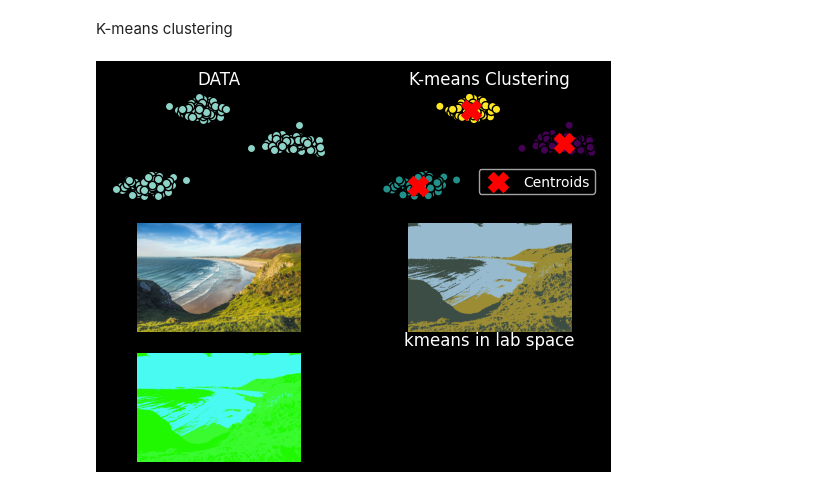
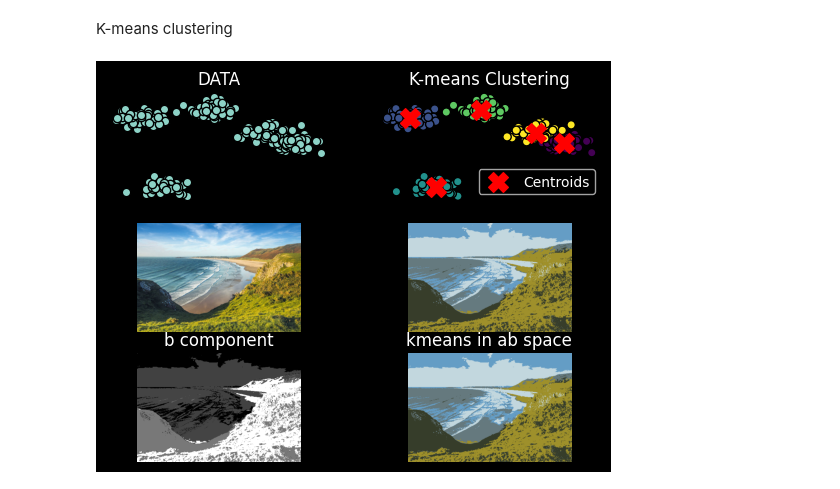
Before and after one commit to leinaxd/NOTES, a Jupyter notebook: digital_image_processing/notebooks/13_image_segmentation.ipynb, the cells around one changed output. Drawn from its saved outputs; the diff is of its cells as text; code cells hidden in the pictures.

```diff
--- a/digital_image_processing/notebooks/13_image_segmentation.ipynb
+++ b/digital_image_processing/notebooks/13_image_segmentation.ipynb
@@ -227,7 +228,7 @@ K-means clustering
 import numpy as np
 import matplotlib.pyplot as plt
 
-K=3 #@param {'type':'integer'}
+K=5 #@param {'type':'integer'}
 n_samples = 300
 
 # Generate Random Samples (x1, y1) ... (xn, yn)
@@ -255,41 +256,48 @@ ax[0][1].axis('off')
 ax[1][0].imshow(img)
 ax[1][0].axis('off')
 
 #@markdown **NOTE**
 
 #@markdown Each pixel (R,G,B) is a K-means sample.
 
 #@markdown location doesn't matter, so image is flatten and reshaped
 
 r,c,ch = img.shape
 f_img = img.reshape(r*c, ch) #flattens image so each pixel is a sample.
 kmeans = sk.cluster.KMeans(n_clusters=K, n_init=1)
 labels = kmeans.fit_predict(f_img)
 mu = kmeans.cluster_centers_
 mu = np.uint8(mu)
 
 k_img = labels.reshape(r,c)
 k_img = mu[k_img] #SWAP THE LABEL CLASS FOR THE CENTROID COLOR
 
 ax[1][1].imshow(k_img)
 ax[1][1].axis('off')
 
-ab_img = ski.color.rgb2lab(k_img)
-f_img = ab_img.reshape(r*c, ch) #flattens image so each pixel is a sample.
+lab_img = ski.color.rgb2lab(k_img/255.0)
+l_component = lab_img[:, :, 0].copy()
+a_component = lab_img[:, :, 1]
+b_component = lab_img[:, :, 2]
+
+lab_img[:,:,0]=0 # No L-component
+f_img = lab_img.reshape((-1, 3)) #flattens image so each pixel is a sample.
 kmeans = sk.cluster.KMeans(n_clusters=K, n_init=1)
 labels = kmeans.fit_predict(f_img)
 mu = kmeans.cluster_centers_
+k_ab_img = mu[labels]
+k_ab_img = k_ab_img.reshape(img.shape)
 
-kab_img = labels.reshape(r,c)
-kab_img = mu[kab_img]
-kab_img = ski.color.lab2rgb(kab_img) #INVERSE TRANSFORM
-kab_img = np.uint8(kab_img)
-ab_img = np.uint8(ab_img)
-ax[2][0].imshow(ab_img)
+k_ab_img[:,:,0]=l_component #Restore L-component
+k_ab_img = ski.color.lab2rgb(k_ab_img) #INVERSE TRANSFORM
+k_ab_img = np.uint8(k_ab_img*255)
+lab_img = np.uint8(lab_img)
+ax[2][0].imshow(b_component, cmap='gray')
+ax[2][0].set_title('b component')
 ax[2][0].axis('off')
-ax[2][1].imshow(kab_img)
+ax[2][1].imshow(k_ab_img)
 ax[2][1].axis('off')
-ax[2][1].set_title('kmeans in lab space')
+ax[2][1].set_title('kmeans in ab space')
 pass
 # %% [output]
-[figure, old version]
+[figure, new version]
```
Also changed, not shown: parts of 5 cells of this notebook.
